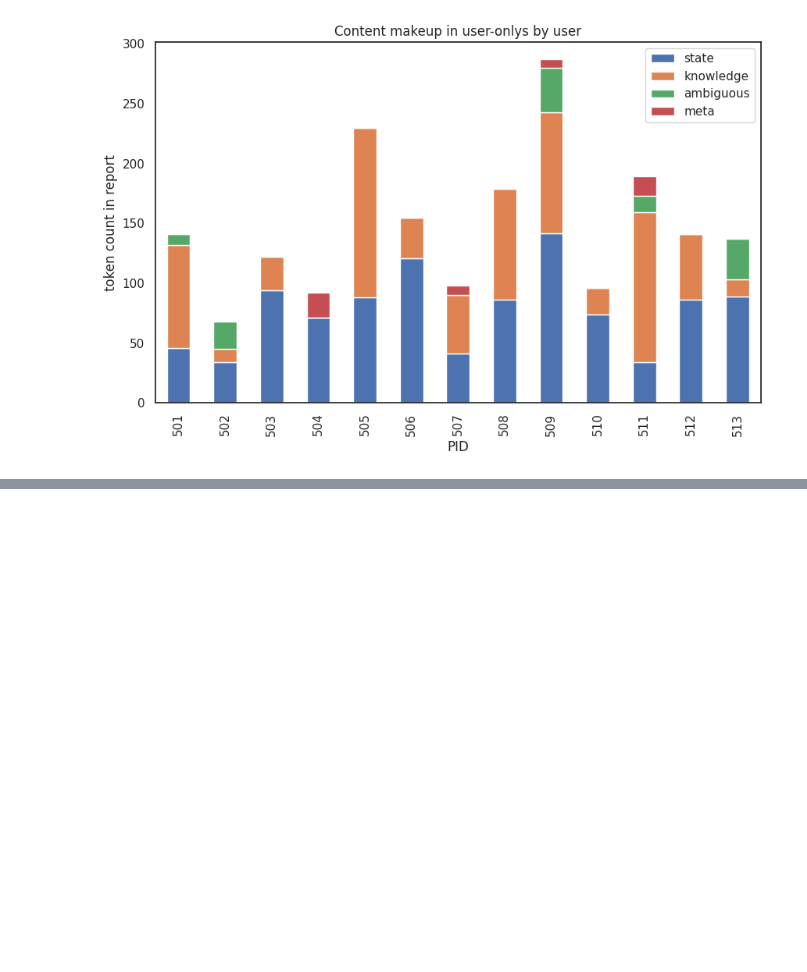
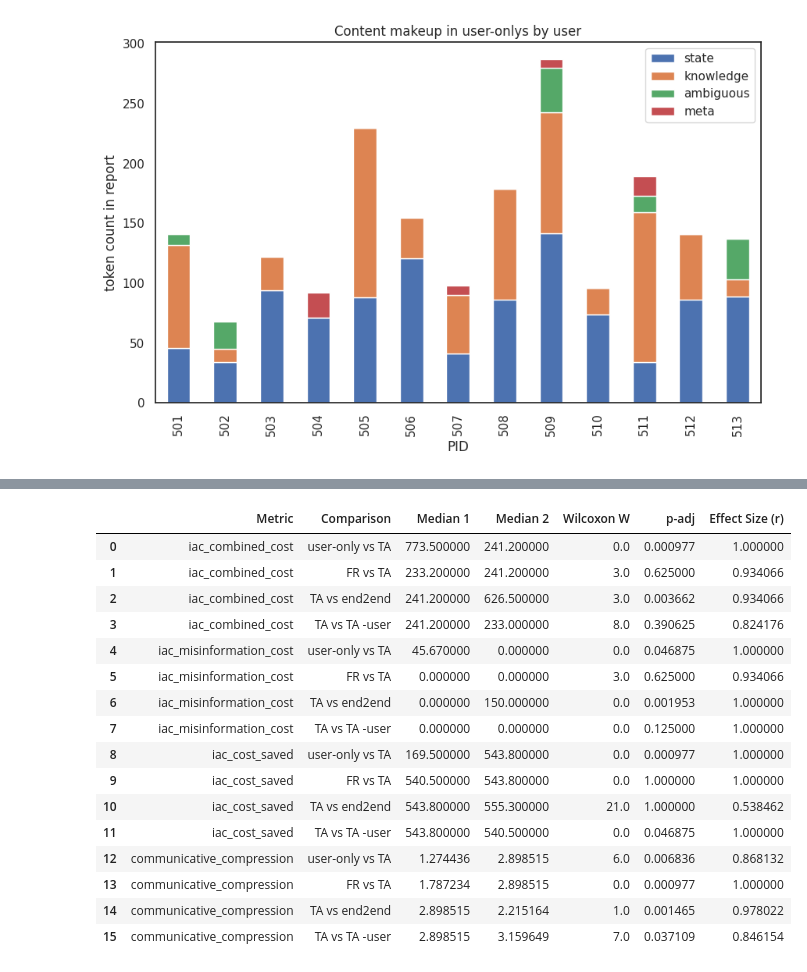
Before and after one commit to cairo-robotics/verbal_task_handover, a Jupyter notebook: analysis/statistical_analysis.ipynb, the cells around one changed output, grey strips where cells are left out. Drawn from its saved outputs; the diff is of its cells as text; code cells hidden in the pictures; blank space fills up the shorter version.

```diff
--- a/analysis/statistical_analysis.ipynb
+++ b/analysis/statistical_analysis.ipynb
@@ -753,0 +377,83 @@ notes from meeting with brad
+# %%
+# Append the end2end condition from gpt5-6-terra as a separate condition for IAC analysis (TOST)
+df_gpt5_end2end = df_all[(df_all["model"] == "gpt5-6-terra") & (df_all["condition"] == "end2end")].copy()
+df_gpt5_end2end["condition"] = "end2end (5.6-terra)"
+
+df_iac = pd.concat([df, df_gpt5_end2end], ignore_index=True)
+df_wide_iac = df_iac.pivot(index='participant_id', columns='condition')
+df_wide_iac.index = df_wide_iac.index.astype(str)
+
+conditions_iac = ["user-only", "FR", "TA", "end2end", "TA -user",
+"end2end (5.6-terra)",
+]
+
+from itertools import combinations
+
+metrics_iac = ['iac_combined_cost', 'iac_misinformation_cost', 'iac_cost_saved', "communicative_compression"]
+results_iac = []
+posthoc_results = []
+
+pairs = [
+    ("user-only", "TA"),
+    ("FR", "TA"),
+    ("TA", "end2end"),
+    ("TA", "TA -user"),
+]
+
+for metric in metrics_iac:
+    data = [df_wide_iac[metric][c] for c in conditions_iac]
+
+    # Remove participants with any NaNs in these columns
+    mask = ~(data[0].isna() | data[1].isna() | data[2].isna())
+    data = [d[mask] for d in data]
+    if len(data[0]) < 2:
+        continue
+
+    stat, p = stats.friedmanchisquare(*data)
+    w = calculate_kendall_w(stat, len(data[0]), len(conditions_iac))
+
+    results_iac.append({
+        'Metric': metric,
+        'Friedman Stat': stat,
+        'p-value': p,
+        'Kendall\'s W': w
+    })
+
+    # Post-hoc if significant
+    if p < 0.05:
+        p_vals = []
+        medians = []
+        w_stats = []
+        r_vals = []
+        for p1, p2 in pairs:
+            pair_mask = ~(df_wide_iac[metric][p1].isna() | df_wide_iac[metric][p2].isna())
+            w_stat, pp = stats.wilcoxon(df_wide_iac[metric][p1][pair_mask], df_wide_iac[metric][p2][pair_mask])
+            p_vals.append(pp)
+            medians.append((df_wide_iac[metric][p1][pair_mask].median(), df_wide_iac[metric][p2][pair_mask].median()))
+            w_stats.append(w_stat)
+            r_val = calculate_rank_biserial(w_stat, pair_mask.sum())
+            r_vals.append(r_val)
+
+        # Holm correction
+        _, p_adj, _, _ = multipletests(p_vals, method='holm')
+
+        for i, pair in enumerate(pairs):
+            posthoc_results.append({
+                'Metric': metric,
+                'Comparison': f"{pair[0]} vs {pair[1]}",
+                'Median 1': medians[i][0],
+                'Median 2': medians[i][1],
+                'Wilcoxon W': w_stats[i],
+                'p-adj': p_adj[i],
+                'Effect Size (r)': r_vals[i]
+            })
+
+results_iac_df = pd.DataFrame(results_iac)
+posthoc_df = pd.DataFrame(posthoc_results)
+
+print("IAC / Cost Statistical Results (Friedman Test):")
+display(results_iac_df)
+if not posthoc_df.empty:
+    print("\nPost-hoc Wilcoxon (Holm-corrected):")
+    display(posthoc_df)
+# %% [output]
@@ -753,0 +467,17 @@ notes from meeting with brad
+|  | Metric | Comparison | Median 1 | Median 2 | Wilcoxon W | p-adj | Effect Size (r) |
+| 0 | iac_combined_cost | user-only vs TA | 773.500000 | 241.200000 | 0.0 | 0.000977 | 1.000000 |
+| 1 | iac_combined_cost | FR vs TA | 233.200000 | 241.200000 | 3.0 | 0.625000 | 0.934066 |
+| 2 | iac_combined_cost | TA vs end2end | 241.200000 | 626.500000 | 3.0 | 0.003662 | 0.934066 |
+| 3 | iac_combined_cost | TA vs TA -user | 241.200000 | 233.000000 | 8.0 | 0.390625 | 0.824176 |
+| 4 | iac_misinformation_cost | user-only vs TA | 45.670000 | 0.000000 | 0.0 | 0.046875 | 1.000000 |
+| 5 | iac_misinformation_cost | FR vs TA | 0.000000 | 0.000000 | 3.0 | 0.625000 | 0.934066 |
+| 6 | iac_misinformation_cost | TA vs end2end | 0.000000 | 150.000000 | 0.0 | 0.001953 | 1.000000 |
+| 7 | iac_misinformation_cost | TA vs TA -user | 0.000000 | 0.000000 | 0.0 | 0.125000 | 1.000000 |
+| 8 | iac_cost_saved | user-only vs TA | 169.500000 | 543.800000 | 0.0 | 0.000977 | 1.000000 |
+| 9 | iac_cost_saved | FR vs TA | 540.500000 | 543.800000 | 0.0 | 1.000000 | 1.000000 |
+| 10 | iac_cost_saved | TA vs end2end | 543.800000 | 555.300000 | 21.0 | 1.000000 | 0.538462 |
+| 11 | iac_cost_saved | TA vs TA -user | 543.800000 | 540.500000 | 0.0 | 0.046875 | 1.000000 |
+| 12 | communicative_compression | user-only vs TA | 1.274436 | 2.898515 | 6.0 | 0.006836 | 0.868132 |
+| 13 | communicative_compression | FR vs TA | 1.787234 | 2.898515 | 0.0 | 0.000977 | 1.000000 |
+| 14 | communicative_compression | TA vs end2end | 2.898515 | 2.215164 | 1.0 | 0.001465 | 0.978022 |
+| 15 | communicative_compression | TA vs TA -user | 2.898515 | 3.159649 | 7.0 | 0.037109 | 0.846154 |
```
Also changed, not shown: parts of 57 cells of this notebook.
